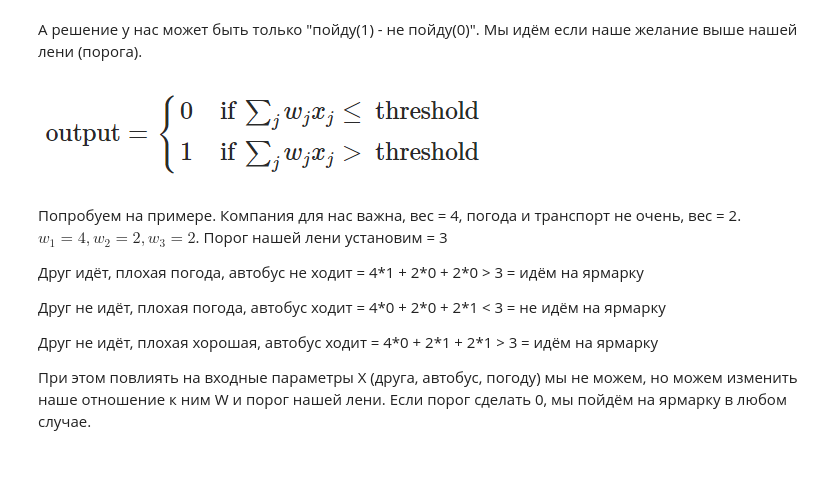
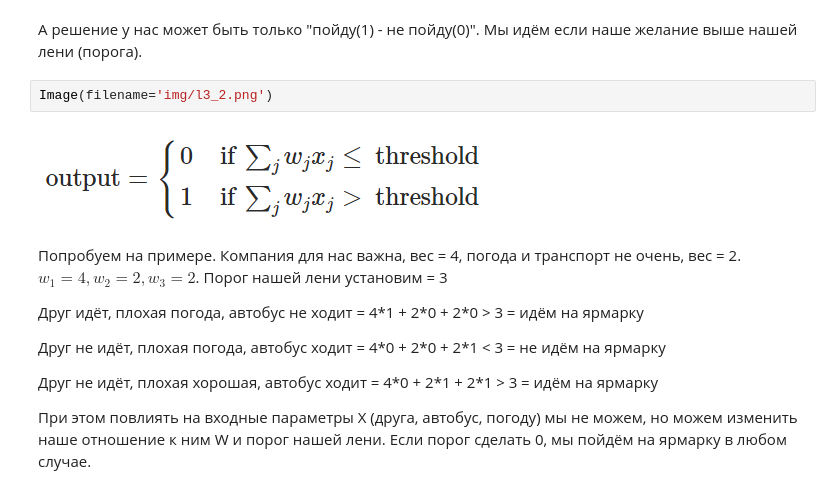
Before and after one commit to d-perepechin/SchoolOfAITambov, a Jupyter notebook: Lesson3_theory.ipynb, the cells around one changed output. Drawn from its saved outputs; the diff is of its cells as text; blank space fills up the shorter version.

```diff
--- a/Lesson3_theory.ipynb
+++ b/Lesson3_theory.ipynb
@@ -99,8 +102,10 @@ plt.title('Easy task. Decision tree compexifies everything');
 <center>$x_1 * w_1 + x_2 * w_2 + x_3 * w_3$</center>
 # %% [markdown]
 А решение у нас может быть только "пойду(1) - не пойду(0)". Мы идём если наше желание выше нашей лени (порога).
-# %% [markdown]
-![perseptron2.png](attachment:perseptron2.png)
+# %%
+Image(filename='img/l3_2.png')
+# %% [output]
+[figure, added]
 # %% [markdown]
 Попробуем на примере. Компания для нас важна, вес = 4, погода и транспорт не очень, вес = 2. $w_1 = 4, w_2 = 2, w_3 = 2$. Порог нашей лени установим = 3
 
```
Also changed, not shown: parts of 24 cells of this notebook, 9 other files.
